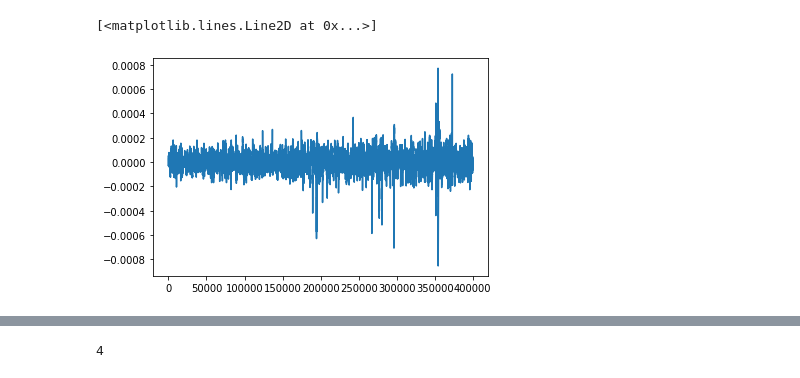
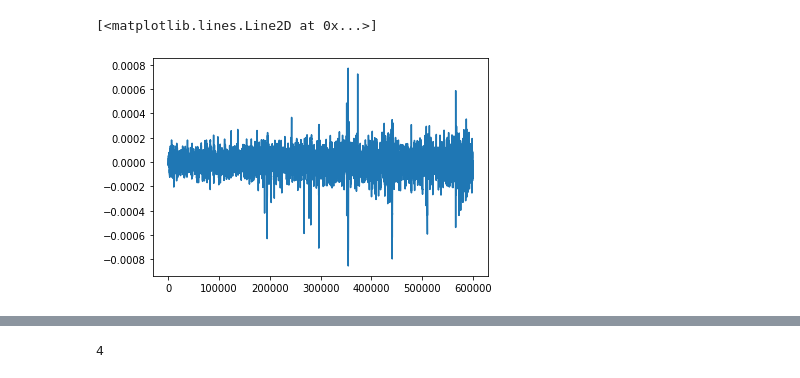
Before and after one commit to The1per/spikes_notebooks, a Jupyter notebook: detector.ipynb, the cells around one changed output, grey strips where cells are left out. Drawn from its saved outputs; the diff is of its cells as text; code cells hidden in the pictures.

```diff
--- a/detector.ipynb
+++ b/detector.ipynb
@@ -62,21 +63,21 @@ def get_markers(data, index_above_threshold, thresh_type):
 # %%
 common_spikes_index = []
 # format: [spike_id, threshold_type, first_index, last_index, max_index, max_amp, duration(calc once for all after convert to df), sleep_stage?]
 spikes_list = []
 id = '402_RAH1-RAH2_bi'
 # edf = '/Users/rotemfalach/Documents/University/lab/EDFs_forRotem/402_for_tag.edf'
 mne.set_log_level(False)
-edf = '/Users/rotemfalach/Documents/University/lab/EDFs_forRotem/402_for_tag.edf'
+edf = 'C:\\Users\\user\\PycharmProjects\\pythonProject\\results\\402\\402_for_tag.edf'
 raw = mne.io.read_raw_edf(edf)
 sampling_rate = int(raw.info['sfreq'])
 raw.pick_channels(['RAH1-RAH2'])
-raw.crop(tmin=0, tmax=200)
+raw.crop(tmin=0, tmax=300)
 
 data = raw.get_data()[0]
 plt.plot(data)
 # %% [output]
 [<matplotlib.lines.Line2D at 0x...>]
-[figure, old version]
+[figure, new version]
 # %%
 points_in_block = block_size_sec * sampling_rate
 number_of_blocks = math.floor(len(data) / points_in_block)
```
Also changed, not shown: parts of 8 cells of this notebook.
